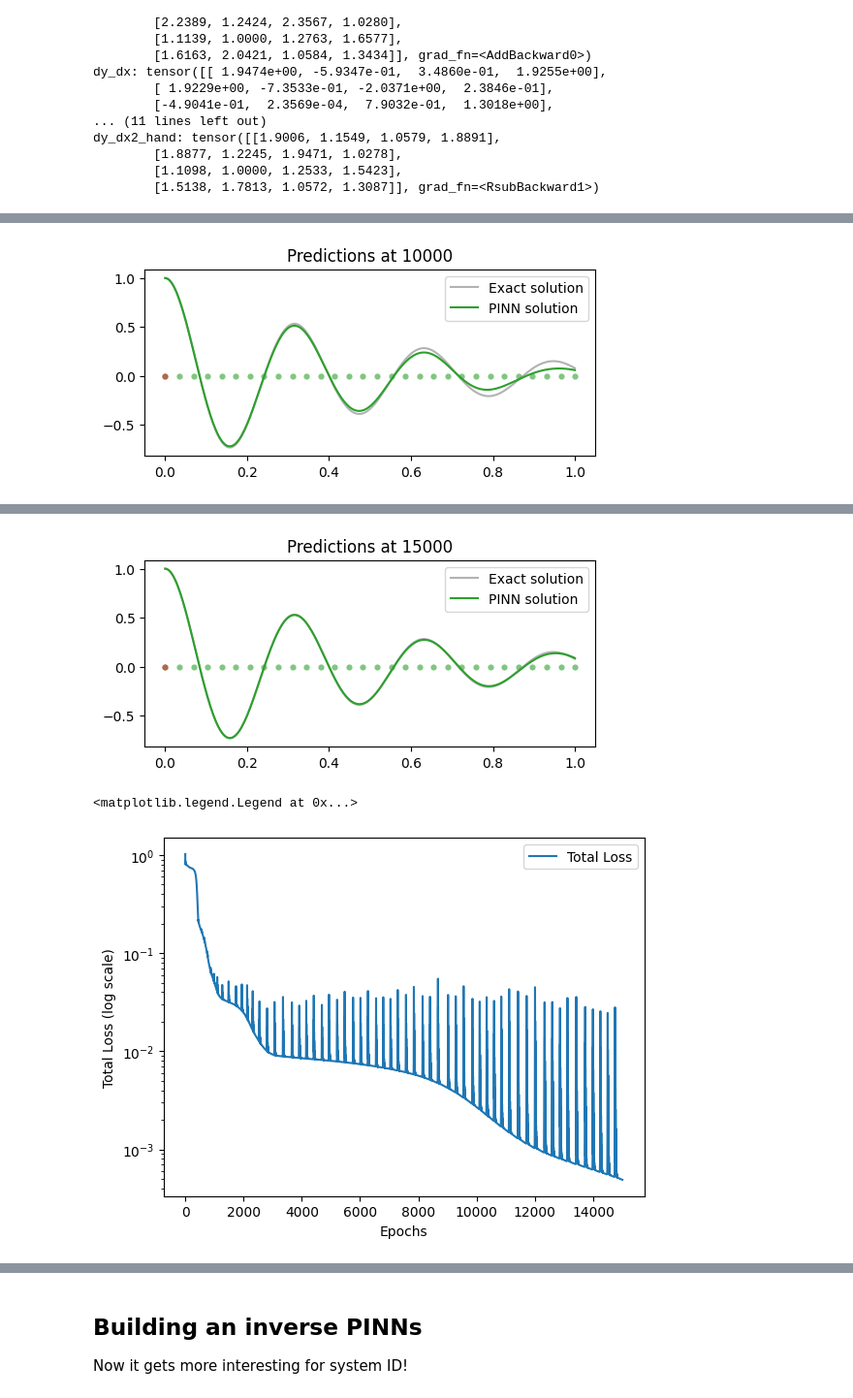
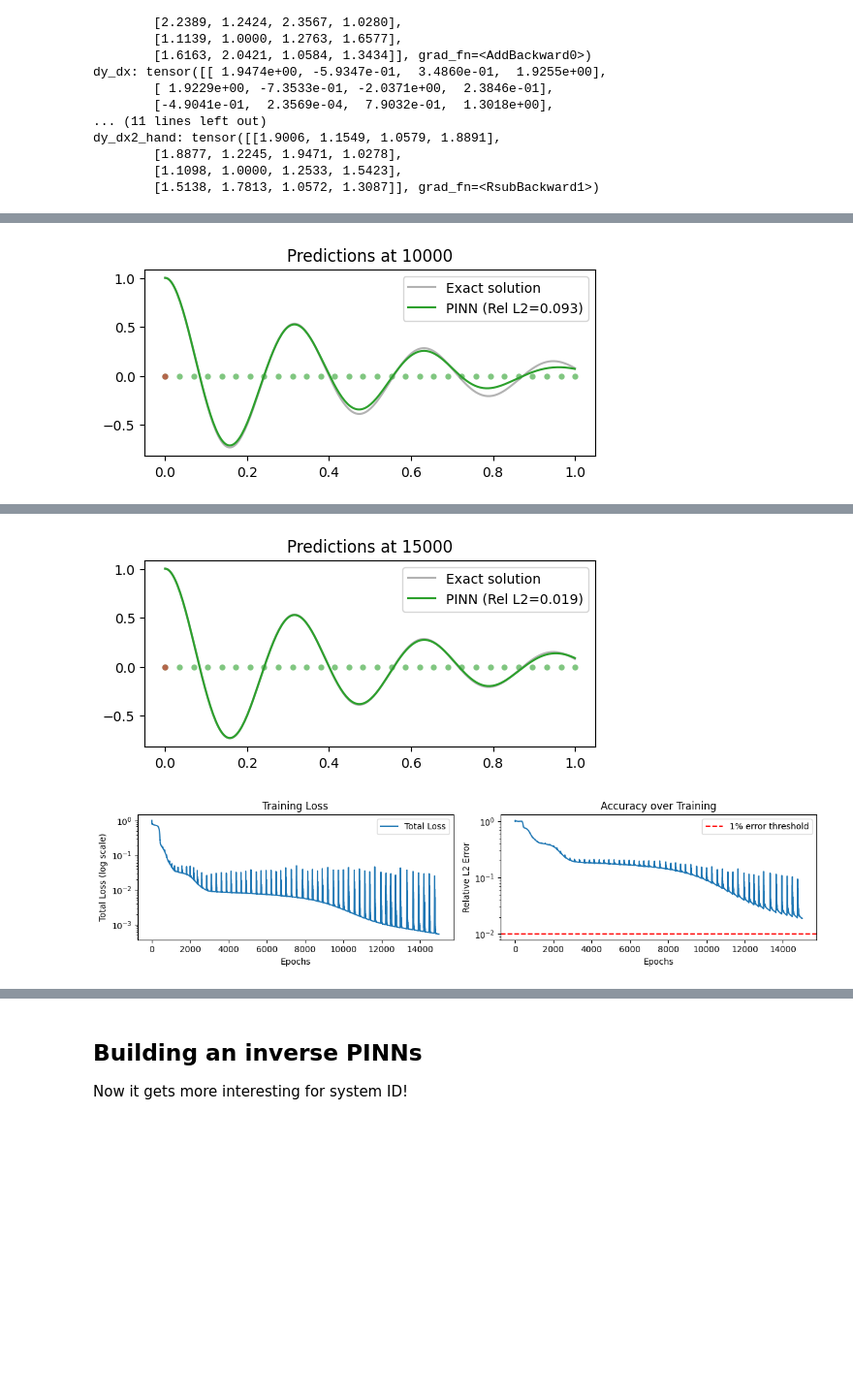
Before and after one commit to Eluyscuti/PINN-tutorial, a Jupyter notebook: PINNs/PINNs-massdamper/mass-damper-PINN-tutorial-beta.ipynb, the cells around one changed output, grey strips where cells are left out. Shown at 97% size. Saved outputs shown, nothing was run; the diff lists cells and outputs as text; code cells hidden in the pictures; blank space fills up the shorter version.

Commit message:
Added accuracy measures for both forward and inverse

```diff
--- a/PINNs/PINNs-massdamper/mass-damper-PINN-tutorial-beta.ipynb
+++ b/PINNs/PINNs-massdamper/mass-damper-PINN-tutorial-beta.ipynb
@@ -399,7 +399,9 @@ total_epochs = 15001
 # define optimizer
 optimizer = torch.optim.Adam(model.parameters(), lr=lr) # Adam optimizer with learning rate lr
 lr_scheduler = torch.optim.lr_scheduler.LinearLR(optimizer, start_factor=1.0, end_factor=0.5, total_iters=100)  # Decay LR by a factor of 0.5 every 100 epochs
+yexact_tensor = torch.from_numpy(yexact).to(torch.float).to(device) # Predict exact solution as a tensor
 losses = []
+relative_l2_errors = [] # Track relative l2 errors for accuracy
 saved_models = {}
 epochs = []
 model.train()
@@ -413,13 +415,21 @@ for epoch in range(total_epochs):
     optimizer.step()
     #lr_scheduler.step()  # Update the learning rate
     losses.append(loss.item())
+    with torch.no_grad(): # Calculate rel l2 error every epoch. Important to do in torch.no_grad() to avoid interfering with current gradients.
+        y_pred_eval = model(t_test.reshape(len(times), -1)).squeeze()
+        rel_l2 = (torch.norm(y_pred_eval - yexact_tensor) / torch.norm(yexact_tensor)).item()
+        relative_l2_errors.append(rel_l2)
+
     if epoch % 500 == 0:
-        print(f'Epoch {epoch}/{total_epochs}, Loss: {loss.item()}, Loss_ic1: {lossic1.item()}, Loss_ic2: {lossic2.item()}, Loss_phys: {lossphys.item()},learning_rate:{lr_scheduler.get_last_lr()}')
+        print(f'Epoch {epoch}/{total_epochs}, Loss: {loss.item()}, Loss_ic1: {lossic1.item()}, Loss_ic2: {lossic2.item()}, Loss_phys: {lossphys.item()}, Rel L2 Error: {rel_l2:.4f} ({rel_l2*100:.2f}%)')
 
     if epoch % 5000 == 0:
         #save models
         saved_models[epoch] = copy.deepcopy(model.state_dict())  # Store the model state
         print(f"✅ Stored model at epoch {epoch}")
+        mae  = torch.mean(torch.abs(y_pred.squeeze() - yexact_tensor)).item()
+        rmse = torch.sqrt(torch.mean((y_pred.squeeze() - yexact_tensor)**2)).item()
+        print(f"   Rel L2: {rel_l2:.4f} | MAE: {mae:.6f} | RMSE: {rmse:.6f}")
         #generate predictions
         model.eval()
         with torch.no_grad():
@@ -431,7 +441,7 @@ for epoch in range(total_epochs):
         pp.scatter(t_boundary[:,0].detach().cpu().numpy(),
                    torch.zeros_like(t_boundary)[:,0].detach().cpu().numpy(), s=20, lw=0, color="tab:red", alpha=0.6)
         pp.plot(t_test.detach().cpu().numpy(), yexact, label="Exact solution", color="tab:grey", alpha=0.6)
-        pp.plot(t_test.detach().cpu().numpy(), y_pred[:,0].detach().cpu().numpy(), label="PINN solution", color="tab:green")
+        pp.plot(t_test.detach().cpu().numpy(), y_pred[:,0].detach().cpu().numpy(), label=f"PINN (Rel L2={rel_l2:.3f})", color="tab:green")
         pp.title(f"Predictions at {epoch}")
         pp.legend()
         pp.show()
@@ -439,11 +449,25 @@ for epoch in range(total_epochs):
         #switch back to model train
         model.train()
 
-pp.plot(losses)
-pp.yscale('log')
-pp.xlabel("Epochs")
-pp.ylabel("Total Loss (log scale)")
-pp.legend(['Total Loss'])
+fig, (ax1, ax2) = pp.subplots(1, 2, figsize=(12, 3))
+
+ax1.plot(losses)
+ax1.set_yscale('log')
+ax1.set_xlabel("Epochs")
+ax1.set_ylabel("Total Loss (log scale)")
+ax1.set_title("Training Loss")
+ax1.legend(['Total Loss'])
+
+ax2.plot(relative_l2_errors)
+ax2.set_yscale('log')
+ax2.set_xlabel("Epochs")
+ax2.set_ylabel("Relative L2 Error")
+ax2.set_title("Accuracy over Training")
+ax2.axhline(y=0.01, color='r', linestyle='--', label='1% error threshold')
+ax2.legend()
+
+pp.tight_layout()
+pp.show()
 # %% [output]
 Using device: mps
 torch.Size([30, 1]) torch.Size([1, 1])
@@ -489 +515 @@ Epoch 10000/15001, Loss: 0.00269454438239336, Loss_ic1: 1.587775295774918e-05, L
-[figure, old version]
+[figure, new version]
@@ -501,6 +528,5 @@ Epoch 15000/15001, Loss: 0.0004901668289676309, Loss_ic1: 6.058708663658763e-07,
-[figure, old version]
+[figure, new version]
-<matplotlib.legend.Legend at 0x...>
-[figure, old version]
+[figure, new version]
 # %%
 # ---------------------------
 # Now we are building some sweeps to find the best configurations for the forward model. We define a configuration dictionary with different values for the hyperparameters and then we create a list of all possible combinations of these hyperparameters using itertools.product. We also define a function to run each experiment with a given configuration, which includes the training loop and the evaluation of the model. Finally, we run the sweeps for all configurations and store the results.
```
Also changed, not shown: parts of 4 cells of this notebook, 1 other file.
